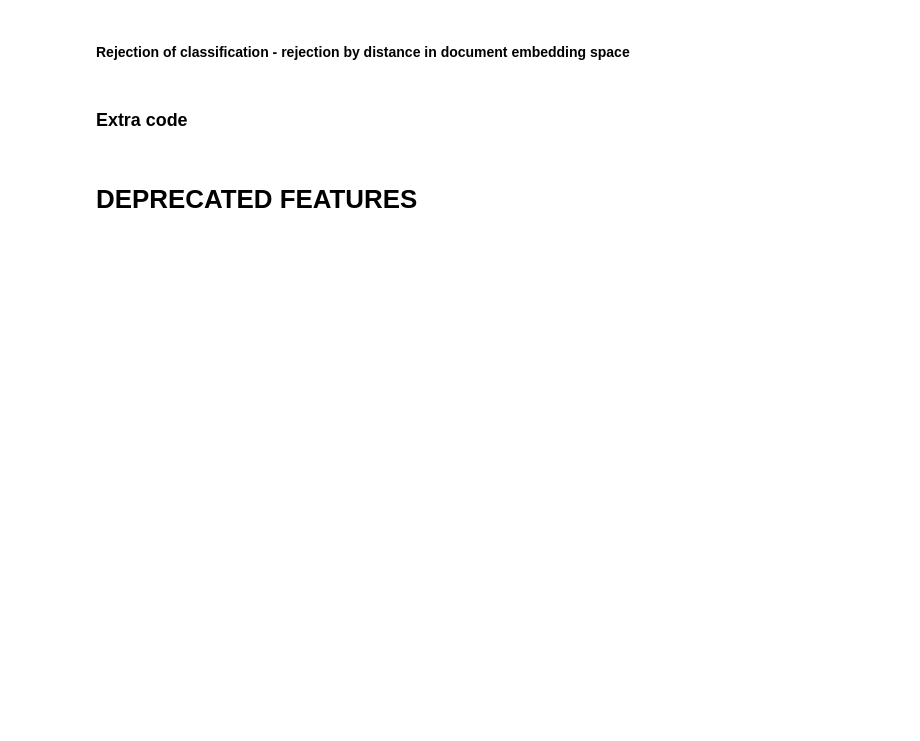
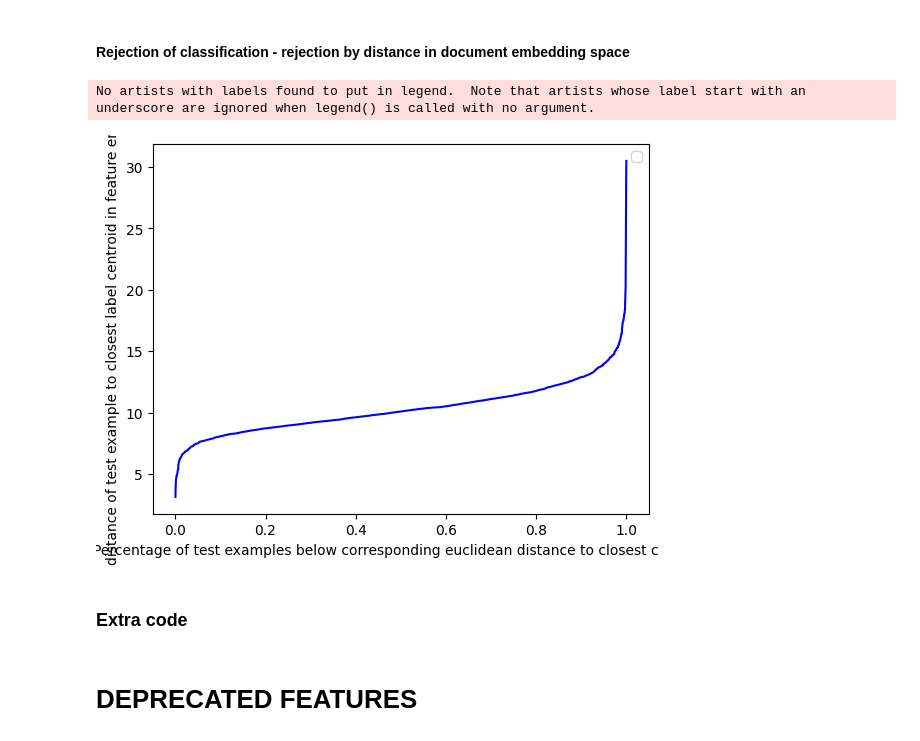
Before and after one commit to autumn-sonata/CS4248-Project, a Jupyter notebook: LabeledUnreliableNews.ipynb, the cells around one changed output. Cells and saved outputs as stored; diff of their text form; code cells hidden in the pictures; blank space fills up the shorter version.

Commit message:
add rejection analysis by euclidean distance in embedding space

```diff
--- a/LabeledUnreliableNews.ipynb
+++ b/LabeledUnreliableNews.ipynb
@@ -339,8 +337,8 @@ X_train = X_train_tfidf
 # %% [markdown]
 ### Scaler
 # %%
-# scaler = MaxAbsScaler() # Sparse matrix
-# X_train = scaler.fit_transform(X_train)
+scaler = MaxAbsScaler() # Sparse matrix
+X_train = scaler.fit_transform(X_train)
 # %% [markdown]
 ### Feature selection: SelectPercentile
 # %%
@@ -488,5 +485,36 @@ plt.show()
 # %% [markdown]
 #### Rejection of classification - rejection by distance in document embedding space
+# %%
+# 1) Filter by y_train
+# 2) mean on each column for each labels "centroid"
+# 3) Find distance from "centroid" to current
+unique_labels = np.unique(y_train)
+mean_labels = np.zeros((len(unique_labels), X_train.shape[1]))
+
+row = 0
+for label in unique_labels:
+    indices = y_train.index[y_train == label]
+    points = X_train[indices]
+    label_mean_point = points.mean(axis=0)
+    mean_labels[row] = label_mean_point
+    row += 1
+
+distances = cdist(X_test_final.toarray(), mean_labels, metric='euclidean')
+min_distances = np.min(distances, axis=1)
+min_distances = min_distances.flatten()
+min_distances.sort()
+
+x_range = np.arange(1, len(min_distances) + 1) / len(min_distances)
+
+plt.figure(figsize=(10, 10))
+plt.plot(x_range, min_distances, color='b')
+plt.legend()
+plt.xlabel('Percentage of test examples below corresponding euclidean distance to closest centroid')
+plt.ylabel('Euclidean distance of test example to closest label centroid in feature embedding space')
+plt.show()
+# %% [output]
+No artists with labels found to put in legend.  Note that artists whose label start with an underscore are ignored when legend() is called with no argument.
+[figure, added]
 # %% [markdown]
 ### Extra code
 # %%
```
Also changed, not shown: parts of 15 cells of this notebook, 3 other files.
